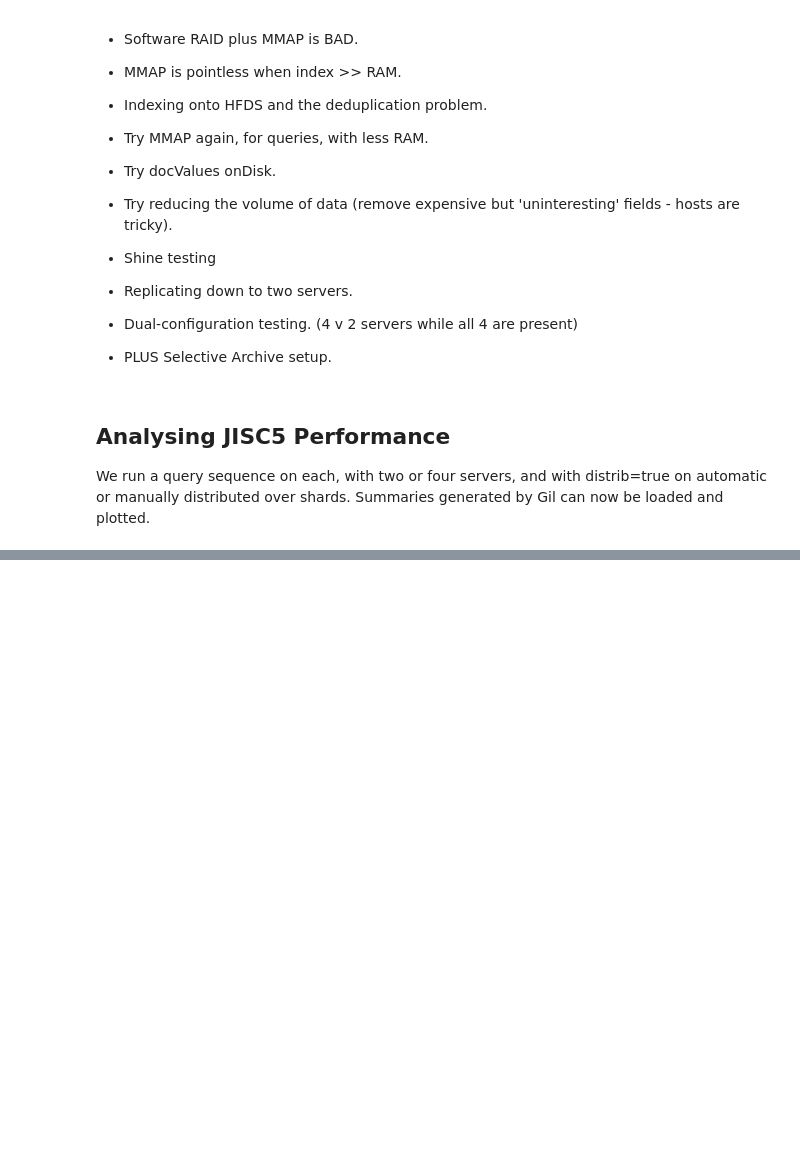
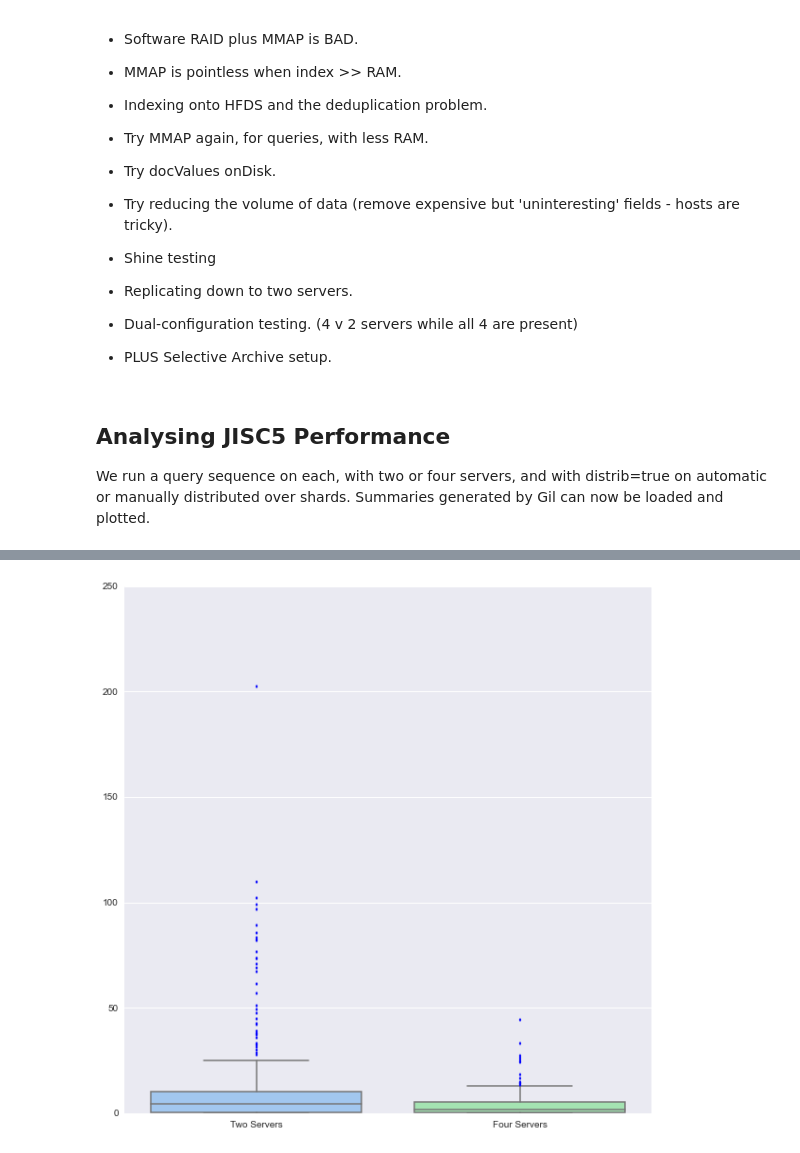
Before and after one commit to anjackson/keeping-codes, a Jupyter notebook: experiments/Scaling The Indexer.ipynb, the cells around one changed output, grey strips where cells are left out. Drawn from its saved outputs; the diff is of its cells as text; code cells hidden in the pictures; blank space fills up the shorter version.

```diff
--- a/experiments/Scaling The Indexer.ipynb
+++ b/experiments/Scaling The Indexer.ipynb
@@ -1248,0 +1261,6 @@ plt.hist(qts);
+# %%
+data = [qts2,qts4]
+sns.set_context(rc={"figure.figsize": (10, 10)})
+sns.boxplot(data, names=["Two Servers", "Four Servers"], color="pastel");
+# %% [output]
+[figure, added]
```
Also changed, not shown: parts of 6 cells of this notebook.
